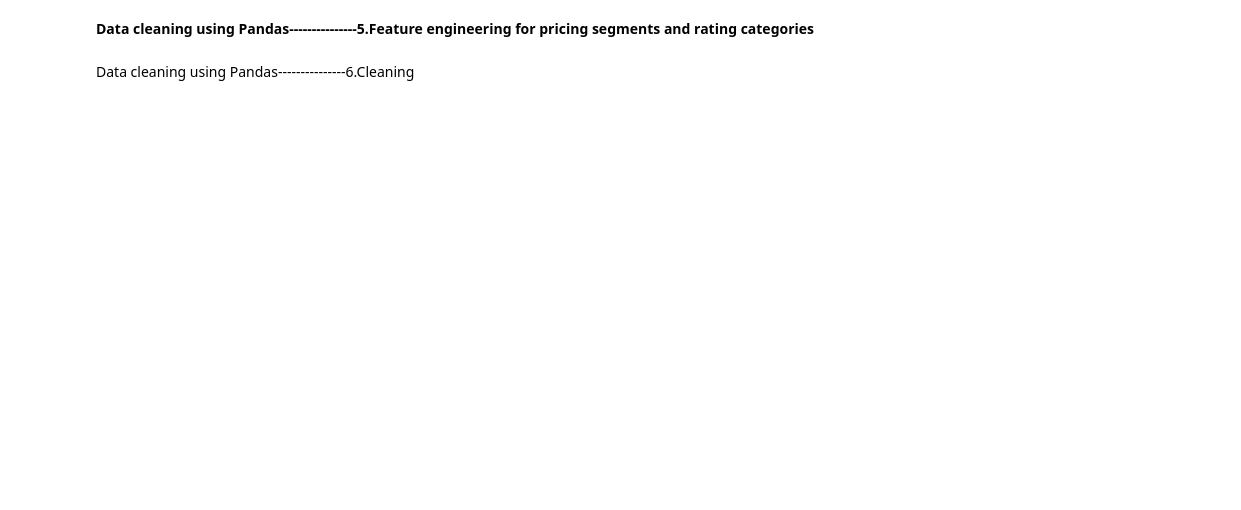
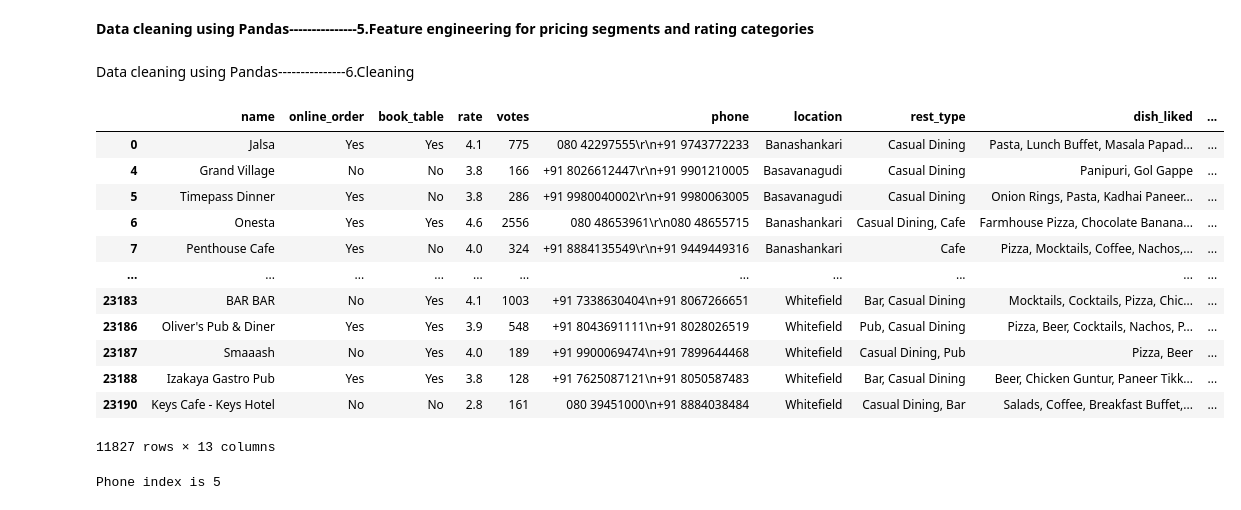
Before and after one commit to skumarandev/DSProjects, a Jupyter notebook: Task1.ipynb, the cells around one changed output. Saved outputs shown, nothing was run; the diff lists cells and outputs as text; code cells hidden in the pictures; blank space fills up the shorter version.

```diff
--- a/Task1.ipynb
+++ b/Task1.ipynb
@@ -275,2 +100,19 @@ dtype: int64
 # %% [markdown]
 Data cleaning using Pandas---------------6.Cleaning
+# %%
+filtered_df = df[df['phone'].str.contains(r'\r|\n', na=False)]
+filtered_df
+# %% [output]
+|  | name | online_order | book_table | rate | votes | phone | location | rest_type | dish_liked | ... |
+| 0 | Jalsa | Yes | Yes | 4.1 | 775 | 080 42297555\r\n+91 9743772233 | Banashankari | Casual Dining | Pasta, Lunch Buffet, Masala Papad... | ... |
+| 4 | Grand Village | No | No | 3.8 | 166 | +91 8026612447\r\n+91 9901210005 | Basavanagudi | Casual Dining | Panipuri, Gol Gappe | ... |
+| 5 | Timepass Dinner | Yes | No | 3.8 | 286 | +91 9980040002\r\n+91 9980063005 | Basavanagudi | Casual Dining | Onion Rings, Pasta, Kadhai Paneer... | ... |
+| 6 | Onesta | Yes | Yes | 4.6 | 2556 | 080 48653961\r\n080 48655715 | Banashankari | Casual Dining, Cafe | Farmhouse Pizza, Chocolate Banana... | ... |
+| 7 | Penthouse Cafe | Yes | No | 4.0 | 324 | +91 8884135549\r\n+91 9449449316 | Banashankari | Cafe | Pizza, Mocktails, Coffee, Nachos,... | ... |
+| ... | ... | ... | ... | ... | ... | ... | ... | ... | ... | ... |
+| 23183 | BAR BAR | No | Yes | 4.1 | 1003 | +91 7338630404\n+91 8067266651 | Whitefield | Bar, Casual Dining | Mocktails, Cocktails, Pizza, Chic... | ... |
+| 23186 | Oliver's Pub & Diner | Yes | Yes | 3.9 | 548 | +91 8043691111\n+91 8028026519 | Whitefield | Pub, Casual Dining | Pizza, Beer, Cocktails, Nachos, P... | ... |
+| 23187 | Smaaash | No | Yes | 4.0 | 189 | +91 9900069474\n+91 7899644468 | Whitefield | Casual Dining, Pub | Pizza, Beer | ... |
+| 23188 | Izakaya Gastro Pub | Yes | Yes | 3.8 | 128 | +91 7625087121\n+91 8050587483 | Whitefield | Bar, Casual Dining | Beer, Chicken Guntur, Paneer Tikk... | ... |
+| 23190 | Keys Cafe - Keys Hotel | No | No | 2.8 | 161 | 080 39451000\n+91 8884038484 | Whitefield | Casual Dining, Bar | Salads, Coffee, Breakfast Buffet,... | ... |
+11827 rows × 13 columns
@@ -276,0 +124,5 @@ Data cleaning using Pandas---------------6.Cleaning
+# %%
+idx = df.columns.get_loc('phone')
+print("Phone index is " + str(idx))
+# %% [output]
+Phone index is 5
```
Also changed, not shown: parts of 25 cells of this notebook.
